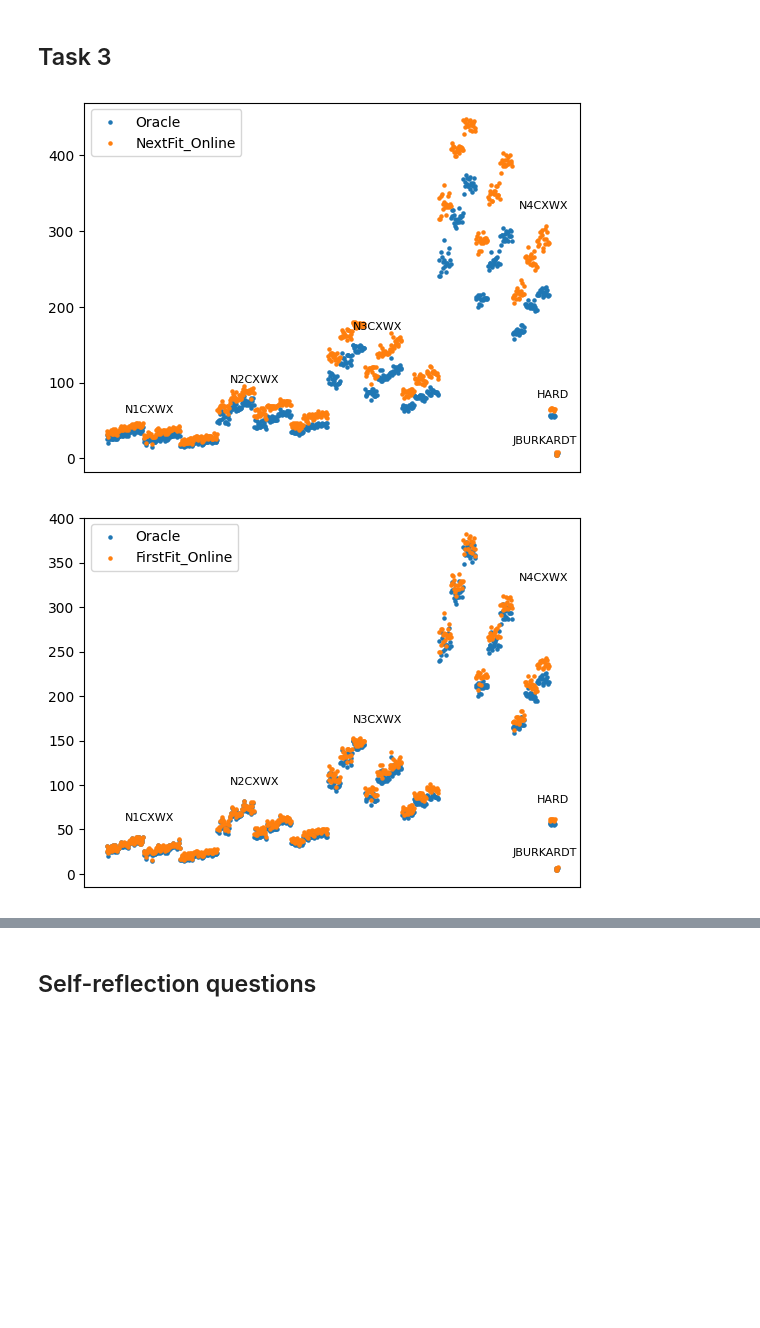
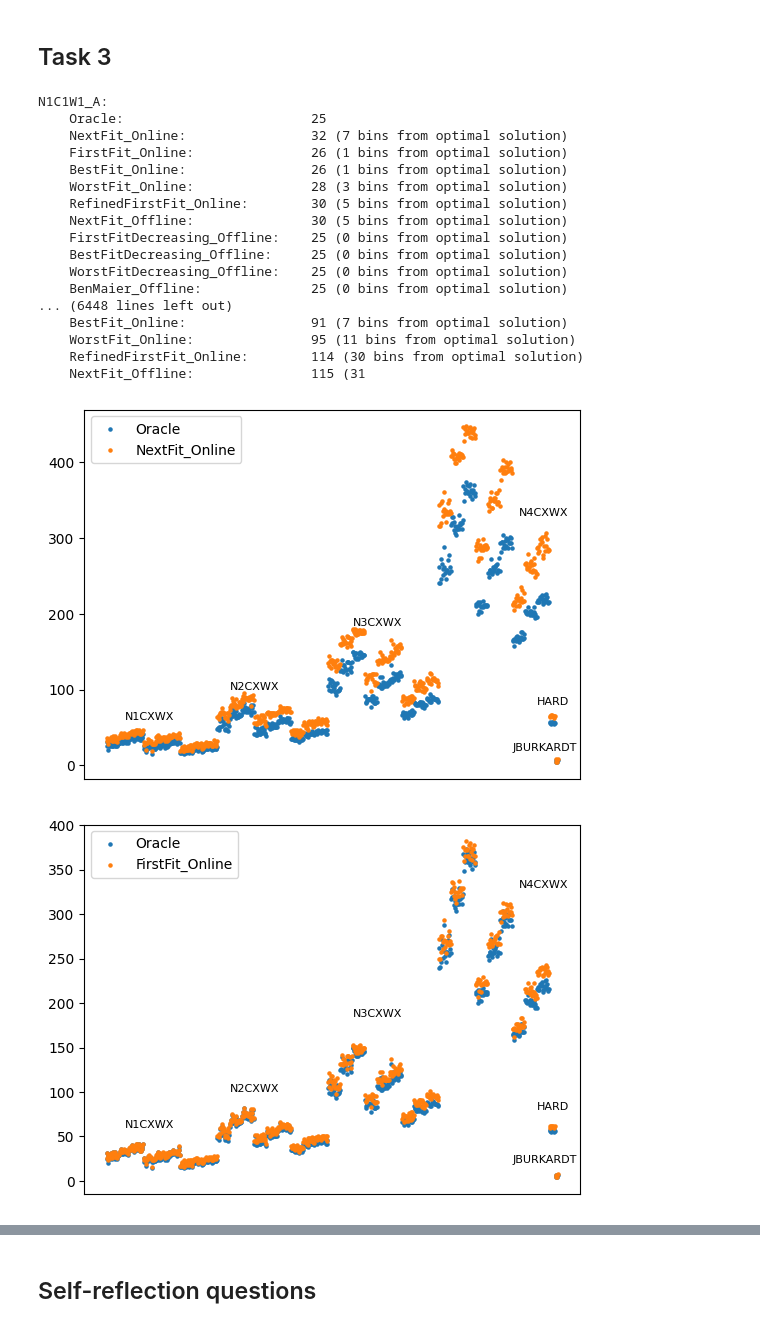
Before and after one commit to lilweege/3XB3-L2, a Jupyter notebook: report.ipynb, the cells around one changed output, grey strips where cells are left out. Cells and saved outputs as stored; diff of their text form; code cells hidden in the pictures; blank space fills up the shorter version.

```diff
--- a/report.ipynb
+++ b/report.ipynb
@@ -192,7 +192,7 @@ for algorithm in all_online() + all_offline():
         lines[0] += f'Case: "{bench_name}":'.ljust(padding)
         lines[1] += f'KPI 1: Num bins     = {result.num_bins}'.ljust(padding)
         lines[2] += f'KPI 2: Wastefulness = {result.wastefulness}'.ljust(padding)
-        # lines[3] += f'Execution time: {execution_times[time_idx] * 1000:.3f}ms'.ljust(padding)
+        lines[3] += f'Execution time: {execution_times[time_idx] * 1000:.3f}ms'.ljust(padding)
         time_idx += 1
     print("\n".join(lines))
     print("\n" + ("=" * (padding * num_cases)) + "\n")
@@ -291,40 +297,57 @@ for name, data in case_data.items():
         result = algorithm(data)
         case_results[name][get_algo_name(algorithm)] = result
 # %%
-# padding = 34
-# for case_name, results in case_results.items():
-#     print(f"{case_name}:")
-#     print(f"    Oracle: ".ljust(padding), oracle[case_name])
-#     for algo_name, result in results.items():
-#         print(f"    {algo_name}: ".ljust(padding), result.num_bins)
+padding = 34
+for case_name, results in case_results.items():
+    print(f"{case_name}:")
+    print(f"    Oracle: ".ljust(padding), oracle[case_name])
+    for algo_name, result in results.items():
+        print(f"    {algo_name}: ".ljust(padding), result.num_bins, f"({result.num_bins - oracle[case_name]} bins from optimal solution)")
 # print(oracle)
 # m=0
 results_per_algo = {}
 for algorithm in algorithms:
     name = get_algo_name(algorithm)
     results_per_algo[name] = {k:d[name] for k, d in case_results.items()}
 #     if name == "RefinedFirstFitDecreasing_Offline":
 #         for case, result in results_per_algo[name].items():
 #             # print(case, result.num_bins <= oracle[case]*5/3 + 5)
 #             m = max(m,result.num_bins / oracle[case])
 # print(m)
 
 for k, v in results_per_algo.items():
     _, ax = plt.subplots(1, 1)
     plt.xticks([])
     # plt.yticks([])
     aa, bb = list(zip(*oracle.items()))
     ax.scatter(aa, bb, s=5, label="Oracle")
     aa, bb = list(zip(*v.items()))
     # aa, bb = list(zip(*sorted(v.items(), key=lambda t: (t[1], t[0]))))
     ax.scatter(aa, [a.num_bins for a in bb], s=5, label=k)
     ax.legend()
     ax.annotate('N1CXWX', xy=(0,0),xytext=(30,60), fontsize=8)
     ax.annotate('N2CXWX', xy=(0,0),xytext=(200,100), fontsize=8)
-    ax.annotate('N3CXWX', xy=(0,0),xytext=(400,170), fontsize=8)
+    ax.annotate('N3CXWX', xy=(0,0),xytext=(400,185), fontsize=8)
     ax.annotate('N4CXWX', xy=(0,0),xytext=(670,330), fontsize=8)
     ax.annotate('HARD', xy=(0,0),xytext=(700,80), fontsize=8)
     ax.annotate('JBURKARDT', xy=(0,0),xytext=(660,20), fontsize=8)
 # %% [output]
+N1C1W1_A:
+    Oracle:                        25
+    NextFit_Online:                32 (7 bins from optimal solution)
+    FirstFit_Online:               26 (1 bins from optimal solution)
+    BestFit_Online:                26 (1 bins from optimal solution)
+    WorstFit_Online:               28 (3 bins from optimal solution)
+    RefinedFirstFit_Online:        30 (5 bins from optimal solution)
+    NextFit_Offline:               30 (5 bins from optimal solution)
+    FirstFitDecreasing_Offline:    25 (0 bins from optimal solution)
+    BestFitDecreasing_Offline:     25 (0 bins from optimal solution)
+    WorstFitDecreasing_Offline:    25 (0 bins from optimal solution)
+    BenMaier_Offline:              25 (0 bins from optimal solution)
+... (6448 lines left out)
+    BestFit_Online:                91 (7 bins from optimal solution)
+    WorstFit_Online:               95 (11 bins from optimal solution)
+    RefinedFirstFit_Online:        114 (30 bins from optimal solution)
+    NextFit_Offline:               115 (31
-[figure, old version]
+[figure, new version]
-[figure, old version]
+[figure, new version]
```
Also changed, not shown: parts of 4 cells of this notebook, 1 other file.
